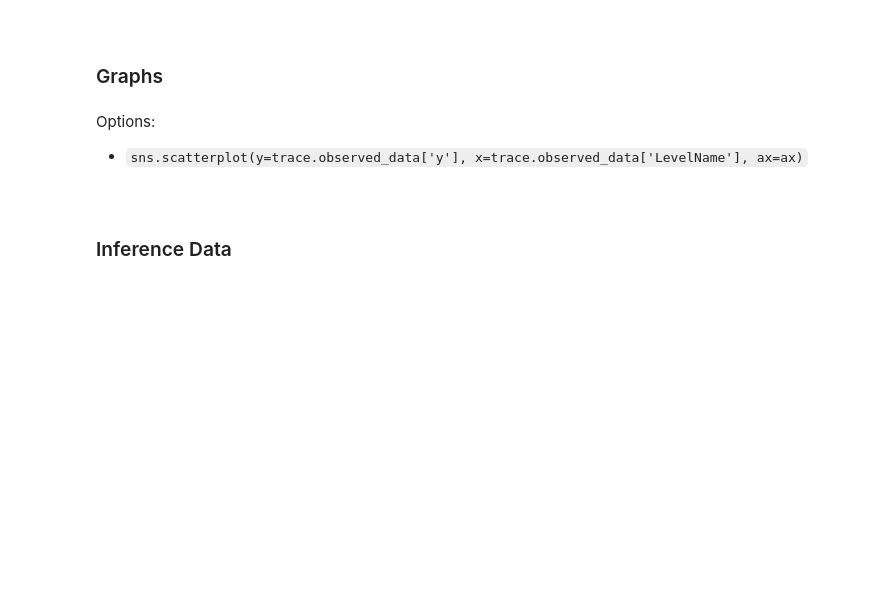
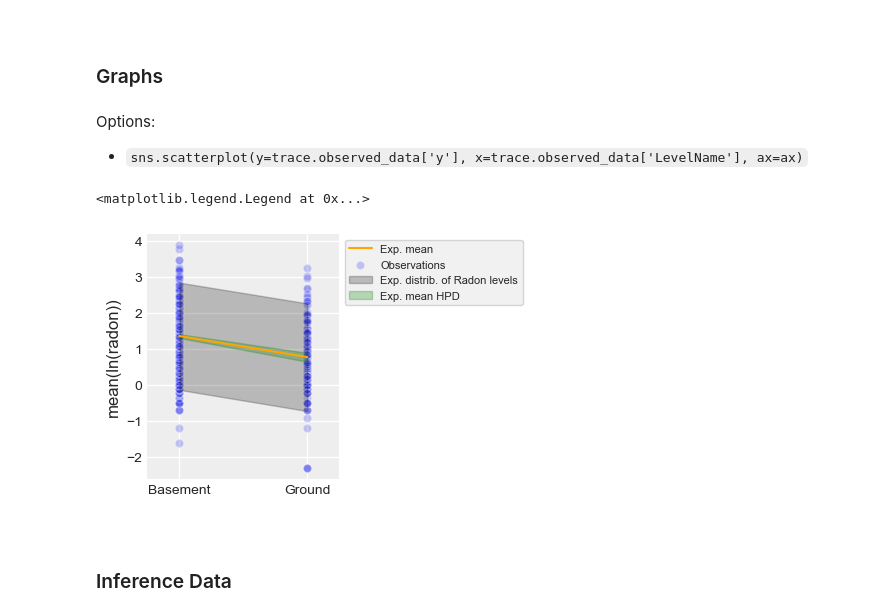
Before and after one commit to plausibilities/delineating, a Jupyter notebook: notebooks/radon.ipynb, the cells around one changed output. Cells and saved outputs as stored; diff of their text form; code cells hidden in the pictures; blank space fills up the shorter version.

```diff
--- a/notebooks/radon.ipynb
+++ b/notebooks/radon.ipynb
@@ -185,7 +192,7 @@ with pm.Model(coords=coords) as complete:
 
 
     # <apriori> probably has two elements - the object <Dwelling> has two elements, therefore two random values from a normal distribution
-    apriori = pm.Normal(name='apriori', mu=0.0, sigma=10.0, dims='LevelName')
+    apriori = pm.Normal(name='apriori', mu=0.0, sigma=10.0, dims='Level')
 
 
     # shape(mu) === shape(floor)
@@ -293,10 +373,10 @@ logger.info(trace.keys())
 
 **Mapping level names & level codes**
 # %%
-# codes = np.arange(trace.posterior.LevelName.shape[0])
-# logger.info(trace.posterior['LevelName'][codes])
+# codes = np.arange(trace.posterior.Level.shape[0])
+# logger.info(trace.posterior['Level'][codes])
 
-trace.posterior = trace.posterior.assign_coords(LevelCode=list(coords['LevelName'].values()))
+trace.posterior = trace.posterior.assign_coords(LevelCode=list(coords['Level'].values()))
 # %% [markdown]
 <br>
 
@@ -429,13 +563,13 @@ Co$\ddot{o}$rdinates & Labels
 
 * [xarray.Dataset.assign_coords](https://docs.xarray.dev/en/stable/generated/xarray.Dataset.assign_coords.html#xarray.Dataset.assign_coords)
 # %%
-labels = trace.posterior['LevelName'][trace.constant_data['levelcode']]
+labels = trace.posterior['Level'][trace.constant_data['levelcode']]
 # %% [markdown]
 <br>
 
 Preferable?
 # %%
-trace.observed_data = trace.observed_data.assign_coords(LevelName=labels)
+trace.observed_data = trace.observed_data.assign_coords(Level=labels)
 trace.observed_data = trace.observed_data.assign_coords(LevelCode=trace.constant_data['levelcode'])
 trace.observed_data = trace.observed_data.sortby('LevelCode')
 # %% [markdown]
@@ -449,33 +583,36 @@ Options:
 # %%
 ax = sketch.figure(width=4.25, height=2.7)
 
 trace.observed_data.plot.scatter(x='LevelCode', y='y', label='Observations', alpha=0.25, ax=ax)
 
 az.plot_hdi(hdi_measure.levelcode.values,
             hdi_data=hdi_measure,
             fill_kwargs={'alpha': 0.25, 'label': 'Exp. distrib. of Radon levels'},
             color='k',
             ax=ax)
 
 az.plot_hdi(hdi_features.LevelCode.values,
             hdi_data=hdi_features['apriori'],
             fill_kwargs={'alpha': 0.25, 'label': 'Exp. mean HPD'},
             color='green',
             ax=ax)
 
-ax.plot(np.arange(averages_features.coords['LevelName'].shape[0]),
+ax.plot(np.arange(averages_features.coords['Level'].shape[0]),
         averages_features['apriori'].values,
         color='orange',
         label='Exp. mean')
 
 sketch.annotation(ax, Labels(title='', xlabel='', ylabel='mean(ln(radon))'))
 
 ax.set_xlim(-0.25, 1.25)
 
 ax.set_xticks(trace.posterior['LevelCode'].values)
-ax.set_xticklabels(trace.posterior['LevelName'].values, rotation=0)
+ax.set_xticklabels(trace.posterior['Level'].values, rotation=0)
 
 ax.legend(fontsize=8, frameon=True, bbox_to_anchor=(1, 1), loc='upper left')
+# %% [output]
+<matplotlib.legend.Legend at 0x...>
+[figure, added]
 # %% [markdown]
 <br>
 
```
Also changed, not shown: parts of 33 cells of this notebook.
